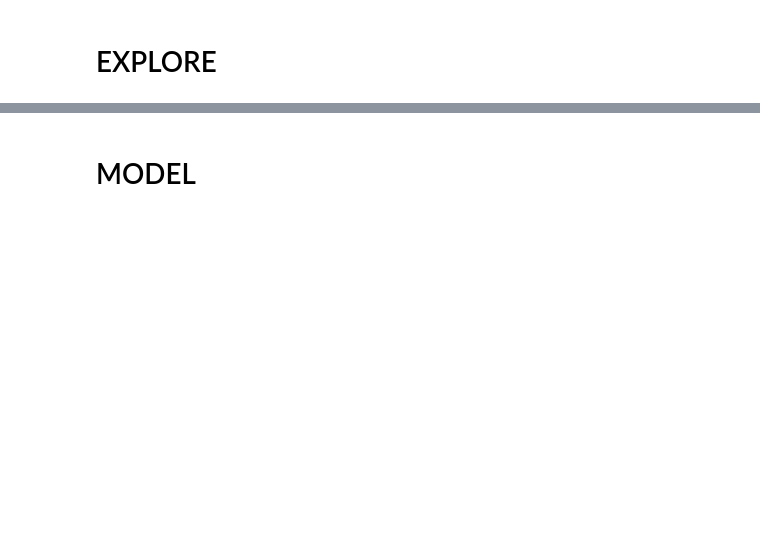
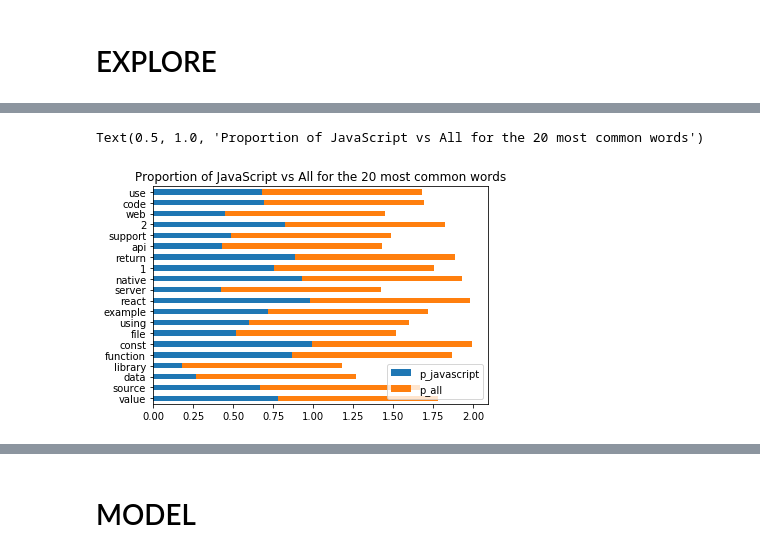
Before and after one commit to helen-research/nlp_project, a Jupyter notebook: mz_working_nb.ipynb, the cells around one changed output, grey strips where cells are left out. Saved outputs shown, nothing was run; the diff lists cells and outputs as text; code cells hidden in the pictures; blank space fills up the shorter version.

```diff
--- a/mz_working_nb.ipynb
+++ b/mz_working_nb.ipynb
@@ -237,2 +355,14 @@ Length: 281, dtype: int64
 # %% [markdown]
 # EXPLORE
+# %%
+javascript_words = ' '.join(df2[df2.language == 'JavaScript']['lemmatized'])
+python_words = ' '.join(df2[df2.language == 'Python']['lemmatized'])
+java_words = ' '.join(df2[df2.language == 'Java']['lemmatized'])
+go_words = ' '.join(df2[df2.language == 'Go']['lemmatized'])
+cpp_words = ' '.join(df2[df2.language == 'C++']['lemmatized'])
+c_words = ' '.join(df2[df2.language == 'C']['lemmatized'])
+html_words = ' '.join(df2[df2.language == 'HTML']['lemmatized'])
+typescript_words = ' '.join(df2[df2.language == 'TypeScript']['lemmatized'])
+css_words = ' '.join(df2[df2.language == 'CSS']['lemmatized'])
+all_words = ' '.join(df2['lemmatized'])
+# all_words = ' '.join(df.text)
@@ -238,0 +371,11 @@ Length: 281, dtype: int64
+# %%
+javascript_freq = pd.Series(javascript_words.split()).value_counts()
+python_freq = pd.Series(python_words.split()).value_counts()
+java_freq = pd.Series(java_words.split()).value_counts()
+go_freq = pd.Series(go_words.split()).value_counts()
+cpp_freq = pd.Series(cpp_words.split()).value_counts()
+c_freq = pd.Series(c_words.split()).value_counts()
+html_freq = pd.Series(html_words.split()).value_counts()
+typescript_freq = pd.Series(typescript_words.split()).value_counts()
+css_freq = pd.Series(css_words.split()).value_counts()
+all_freq = pd.Series(all_words.split()).value_counts()
@@ -238,0 +391,8 @@ Length: 281, dtype: int64
+# %%
+word_counts = (pd.concat([all_freq, javascript_freq, python_freq, java_freq, go_freq,
+                         cpp_freq, c_freq, html_freq, typescript_freq, css_freq], axis=1, sort=True)
+                .set_axis(['all', 'javascript', 'python', 'java', 'go', 'cpp', 'c', 'html', 'typescript', 'css'], axis=1, inplace=False)
+                .fillna(0)
+                .apply(lambda s: s.astype(int)))
+
+word_counts.sort_values(by='python', ascending=False)
@@ -238,0 +418,15 @@ Length: 281, dtype: int64
+# %%
+# figure out the percentage of spam vs ham
+(word_counts
+ .assign(p_javascript=word_counts.javascript / word_counts['all'],
+         p_all=word_counts['all'] / word_counts['all'])
+ .sort_values(by='all')
+ [['p_javascript', 'p_all']]
+ .tail(20)
+ .sort_values('p_all')
+ .plot.barh(stacked=True))
+
+plt.title('Proportion of JavaScript vs All for the 20 most common words')
+# %% [output]
+Text(0.5, 1.0, 'Proportion of JavaScript vs All for the 20 most common words')
+[figure, added]
```
Also changed, not shown: parts of 29 cells of this notebook.
